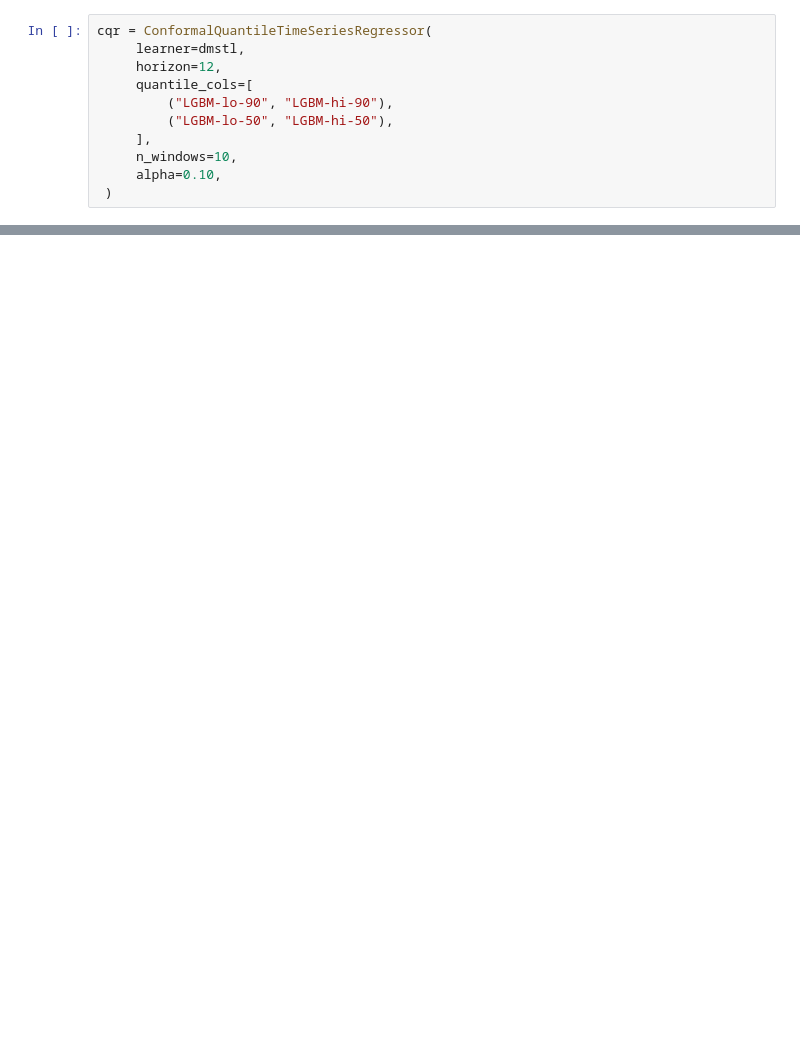
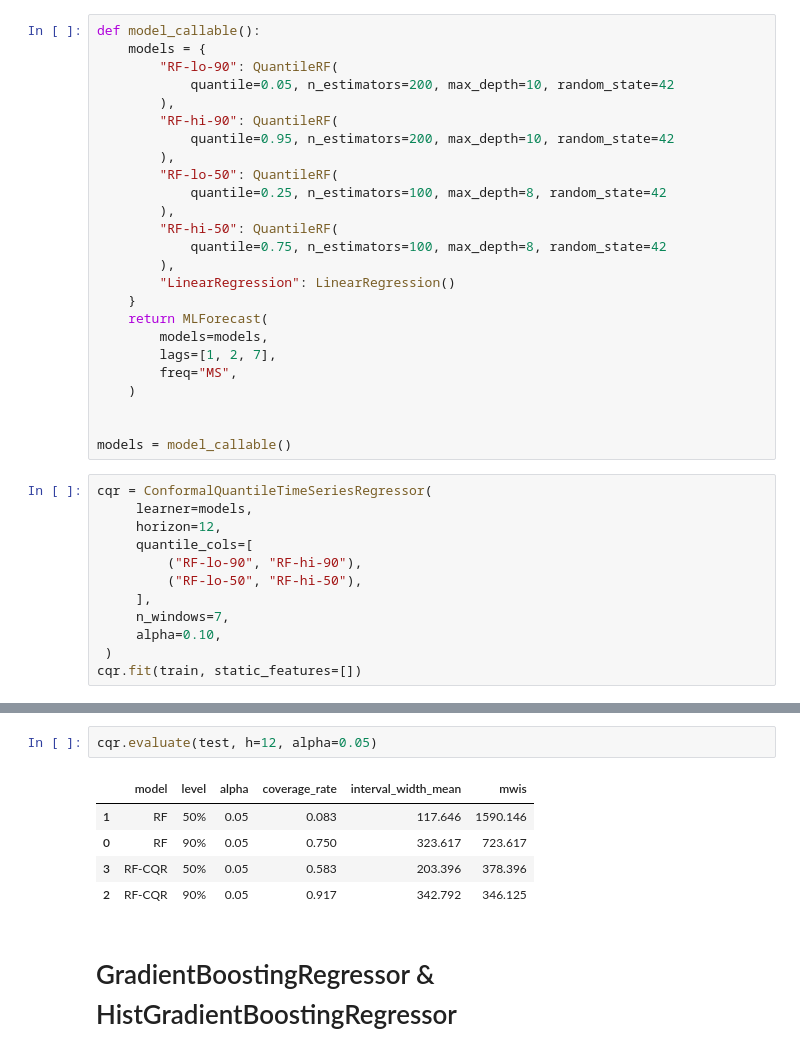
Before and after one commit to heylucasleao/tinyconformal, a Jupyter notebook: examples/series/tsqcr.ipynb, the cells around one changed output, grey strips where cells are left out. Saved outputs shown, nothing was run; the diff lists cells and outputs as text; blank space fills up the shorter version.

```diff
--- a/examples/series/tsqcr.ipynb
+++ b/examples/series/tsqcr.ipynb
@@ -88,11 +95,37 @@ dmstl = DMSTLWrapper(
+# %%
+def model_callable():
+    models = {
+        "RF-lo-90": QuantileRF(
+            quantile=0.05, n_estimators=200, max_depth=10, random_state=42
+        ),
+        "RF-hi-90": QuantileRF(
+            quantile=0.95, n_estimators=200, max_depth=10, random_state=42
+        ),
+        "RF-lo-50": QuantileRF(
+            quantile=0.25, n_estimators=100, max_depth=8, random_state=42
+        ),
+        "RF-hi-50": QuantileRF(
+            quantile=0.75, n_estimators=100, max_depth=8, random_state=42
+        ),
+        "LinearRegression": LinearRegression()
+    }
+    return MLForecast(
+        models=models,
+        lags=[1, 2, 7],
+        freq="MS",
+    )
+
+
+models = model_callable()
 # %%
 cqr = ConformalQuantileTimeSeriesRegressor(
-     learner=dmstl,
+     learner=models,
      horizon=12,
      quantile_cols=[
-         ("LGBM-lo-90", "LGBM-hi-90"),
-         ("LGBM-lo-50", "LGBM-hi-50"),
+         ("RF-lo-90", "RF-hi-90"),
+         ("RF-lo-50", "RF-hi-50"),
      ],
-     n_windows=10,
+     n_windows=7,
      alpha=0.10,
  )
+cqr.fit(train, static_features=[])
@@ -141,0 +149,10 @@ cqr.predict_interval(h=7, X_df=test)
+# %%
+cqr.evaluate(test, h=12, alpha=0.05)
+# %% [output]
+|  | model | level | alpha | coverage_rate | interval_width_mean | mwis |
+| 1 | RF | 50% | 0.05 | 0.083 | 117.646 | 1590.146 |
+| 0 | RF | 90% | 0.05 | 0.750 | 323.617 | 723.617 |
+| 3 | RF-CQR | 50% | 0.05 | 0.583 | 203.396 | 378.396 |
+| 2 | RF-CQR | 90% | 0.05 | 0.917 | 342.792 | 346.125 |
+# %% [markdown]
+# GradientBoostingRegressor & HistGradientBoostingRegressor
```
Also changed, not shown: parts of 14 cells of this notebook, 1 other file.
